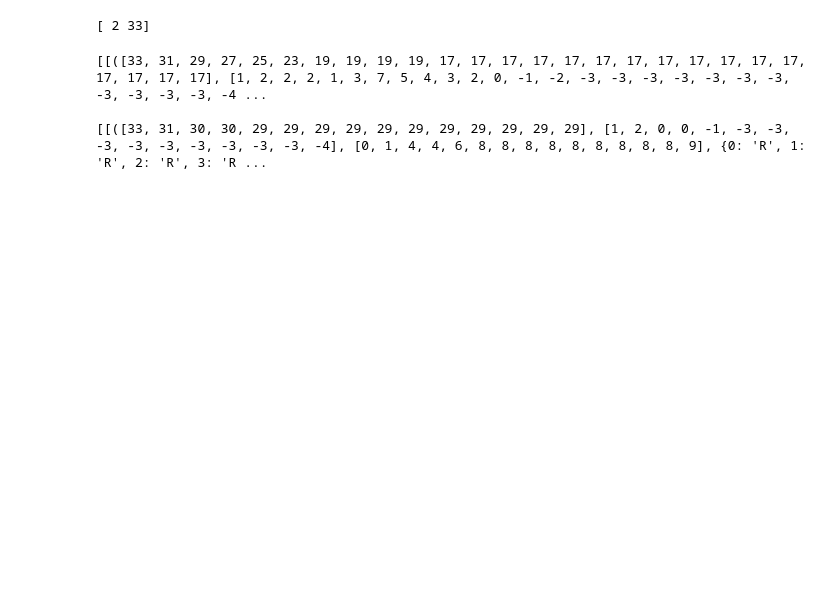
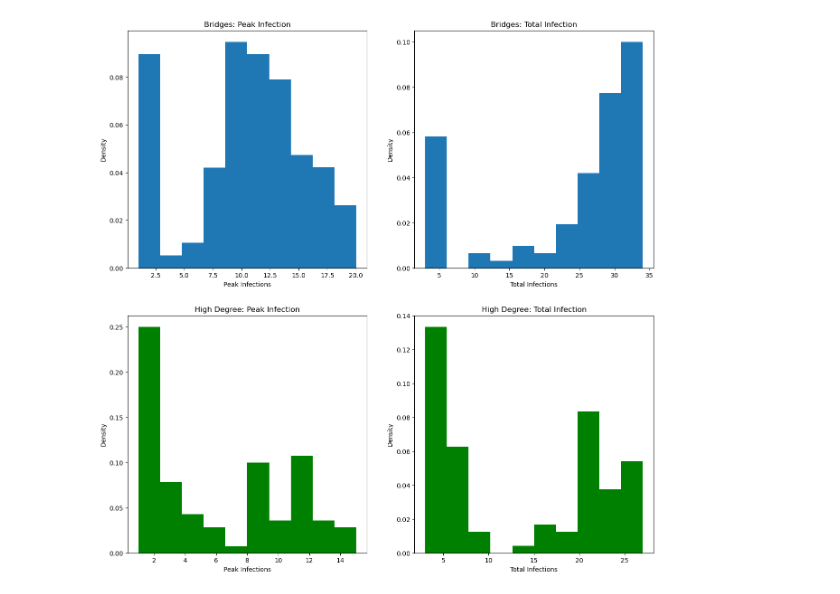
Before and after one commit to Kevin2197/Bio-Networkx-Project, a Jupyter notebook: script.ipynb, the cells around one changed output. Saved outputs shown, nothing was run; the diff lists cells and outputs as text; code cells hidden in the pictures; blank space fills up the shorter version.

Commit message:
Facebook100 as substrate, and graphing.
Ran epi. simulations on facebook100 data set. Output and graphed relevant metrics. Refactored some functions. Discovered that clustering takes incredibly long.

```diff
--- a/script.ipynb
+++ b/script.ipynb
@@ -230,13 +234,13 @@ def get_degree_list(G):
 
     return sorted_nodes
 # %%
-bridges_list = [33, 3, 31, 0, 8, 1, 7, 30, 19, 13, 2]
-degree_list = [11, 9, 12, 14, 15, 16, 17, 18, 20, 21, 22, 26, 4, 10, 19, 24, 25, 28, 5, 6, 7, 27, 29, 30, 8, 13, 23, 3, 31, 1, 2, 32, 0, 33]
+# Example illustrating
 
-result = [x for x in degree_list if x not in bridges_list]
+# bridges_list = [33, 3, 31, 0, 8, 1, 7, 30, 19, 13, 2]
+# degree_list = [11, 9, 12, 14, 15, 16, 17, 18, 20, 21, 22, 26, 4, 10, 19, 24, 25, 28, 5, 6, 7, 27, 29, 30, 8, 13, 23, 3, 31, 1, 2, 32, 0, 33]
 
-print(np.array(list(G.neighbors(9))))
+# result = [x for x in degree_list if x not in bridges_list]
+
+# print(np.array(list(G.neighbors(9))))
-# %% [output]
-[ 2 33]
 # %%
 #This section will be for the creation and running of the SIR model:
@@ -352,11 +345,0 @@ def run_all(G,iter_n = 10, li_n = 5, s = 5, beta=.3, gamma=.3):
-# %%
-G = nx.karate_club_graph()
-x,y = run_all(G,2)
-print(x)
-print('')
-print(y)
-# drawGz(G,z)
-# %% [output]
-[[([33, 31, 29, 27, 25, 23, 19, 19, 19, 19, 17, 17, 17, 17, 17, 17, 17, 17, 17, 17, 17, 17, 17, 17, 17, 17], [1, 2, 2, 2, 1, 3, 7, 5, 4, 3, 2, 0, -1, -2, -3, -3, -3, -3, -3, -3, -3, -3, -3, -3, -3, -4 ...
-
-[[([33, 31, 30, 30, 29, 29, 29, 29, 29, 29, 29, 29, 29, 29, 29], [1, 2, 0, 0, -1, -3, -3, -3, -3, -3, -3, -3, -3, -3, -4], [0, 1, 4, 4, 6, 8, 8, 8, 8, 8, 8, 8, 8, 8, 9], {0: 'R', 1: 'R', 2: 'R', 3: 'R ...
@@ -362,0 +426,35 @@ print(y)
+# %%
+# Example of running SIR and plotting using a small network (zach's karate club)
+G = nx.karate_club_graph()
+
+# Data
+num_vaccinated = 2
+num_trials = 100
+s = 1
+beta = .3
+gamma = .3
+
+# Run SIR simulation according to each strategy
+bridge_peaks, bridge_totals = strategy_bridge(G, num_vaccinated, num_trials, s, beta, gamma)
+highdegree_peaks, highdegree_totals = strategy_highdegree(G, num_vaccinated, num_trials, s, beta, gamma)
+
+# Graph results by vaccination strategy(histograms of peak/total infections)
+fig, axes = plt.subplots(2, 2, figsize=(15, 15))
+axes[0][0].hist(bridge_peaks, density=True)
+axes[0][0].set_title("Bridges: Peak Infection")
+axes[0][0].set_xlabel("Peak Infections")
+axes[0][0].set_ylabel("Density")
+axes[0][1].hist(bridge_totals, density=True)
+axes[0][1].set_title("Bridges: Total Infection")
+axes[0][1].set_xlabel("Total Infections")
+axes[0][1].set_ylabel("Density")
+axes[1][0].hist(highdegree_peaks, density=True, color="g")
+axes[1][0].set_title("High Degree: Peak Infection")
+axes[1][0].set_xlabel("Peak Infections")
+axes[1][0].set_ylabel("Density")
+axes[1][1].hist(highdegree_totals, density=True, color="g")
+axes[1][1].set_title("High Degree: Total Infection")
+axes[1][1].set_xlabel("Total Infections")
+axes[1][1].set_ylabel("Density");
+# %% [output]
+[figure, added]
```
Also changed, not shown: parts of 9 cells of this notebook.
